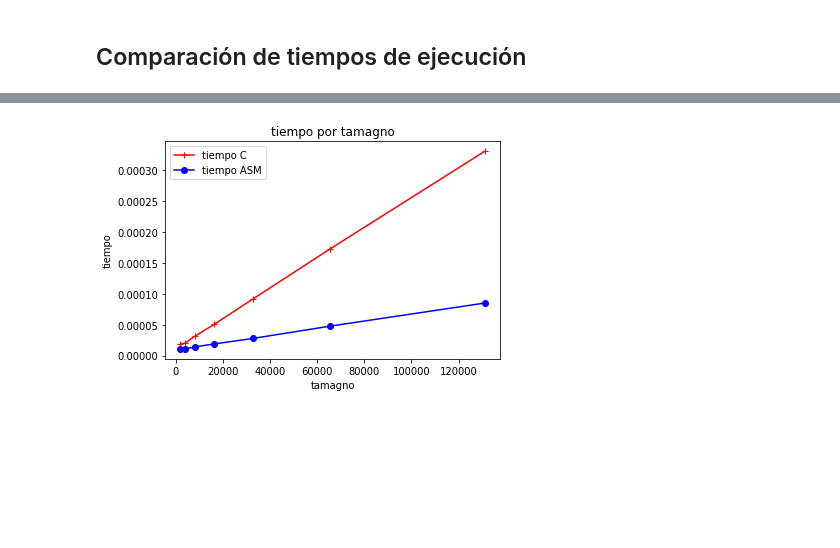
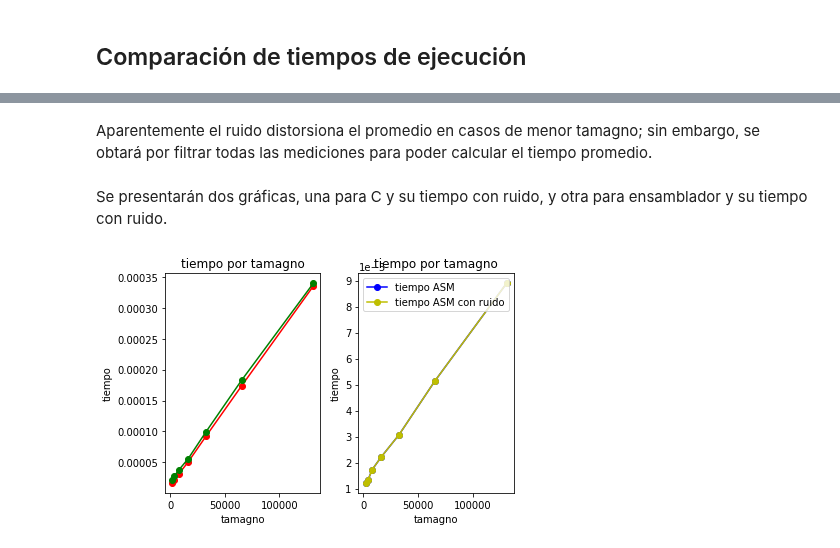
Before and after one commit to stefano-andre/sobre-python, a Jupyter notebook: python-ctypes.ipynb, the cells around one changed output, grey strips where cells are left out. Cells and saved outputs as stored; diff of their text form; code cells hidden in the pictures; blank space fills up the shorter version.

Commit message:
graficas y mediciones de la contribucion del ruido

```diff
--- a/python-ctypes.ipynb
+++ b/python-ctypes.ipynb
@@ -301,12 +301,18 @@ import time
 # tamagnos de los arreglos
 sizes = 2**numpy.arange(11,18)
 
-# tiempos de la suma de arreglos de floats
+# tiempos de la suma de arreglos de floats en C
 tc = numpy.zeros((len(sizes),1),dtype=numpy.float32)
 
-# tiempos de la suma de arreglos de floats con ASM
+# tiempos de la suma de arreglos de floats en ASM
 tasm = numpy.zeros((len(sizes),1),dtype=numpy.float32)
 
+# tiempo con ruido en C
+tcr = numpy.zeros((len(sizes),1),dtype=numpy.float32)
+
+# tiempo con ruido en ASM
+tasmr = numpy.zeros((len(sizes),1),dtype=numpy.float32)
+
 # hay que ver que ocurre en los casos extremos
 # %%
 # primero el caso más pequeño
@@ -458,8 +467,6 @@ plt.tight_layout()
+# %% [markdown]
+Aparentemente el ruido distorsiona el promedio en casos de menor tamagno; sin embargo, se obtará por filtrar todas las mediciones para poder calcular el tiempo promedio.
 # %%
-# aparentemente el ruido distorsiona el promedio en casos de menor tamagno
-# en casos grandes la contribución del ruido no se percibe
-# sin embargo, se obtará por filtrar todas las mediciones para poder promediar
-# se coge el tamagno 7 de ventana porque parece ser el tamagno ideal
 # caso general
 
 tci = []
@@ -489,13 +496,26 @@ for i, size in enumerate(sizes):
 
     tc[i] = statistics.mean(filtro_mediana(tci,7))
     tasm[i] = statistics.mean(filtro_mediana(tasmi,7))
+
+    tcr[i] = statistics.mean(tci)
+    tasmr[i] = statistics.mean(tasmi)
+# %% [markdown]
+Se presentarán dos gráficas, una para C y su tiempo con ruido, y otra para ensamblador y su tiempo con ruido.
 # %%
-plt.plot(sizes, tc, 'r-+', label='tiempo C')
-plt.plot(sizes, tasm, 'b-o', label='tiempo ASM')
+plt.subplot(1,2,1)
+plt.plot(sizes, tc, 'r-o', label='tiempo C')
+plt.plot(sizes, tcr, 'g-o', label='tiempo C con ruido')
+plt.title('tiempo por tamagno')
+plt.xlabel('tamagno')
+plt.ylabel('tiempo')
+plt.subplot(1,2,2)
+plt.plot(sizes, tasmr, 'b-o', label='tiempo ASM')
+plt.plot(sizes, tasmr, 'y-o', label='tiempo ASM con ruido')
 plt.title('tiempo por tamagno')
 plt.xlabel('tamagno')
 plt.ylabel('tiempo')
 plt.legend()
+plt.tight_layout()
 plt.show()
 # %% [output]
-[figure, old version]
+[figure, new version]
```
Also changed, not shown: parts of 12 cells of this notebook.
